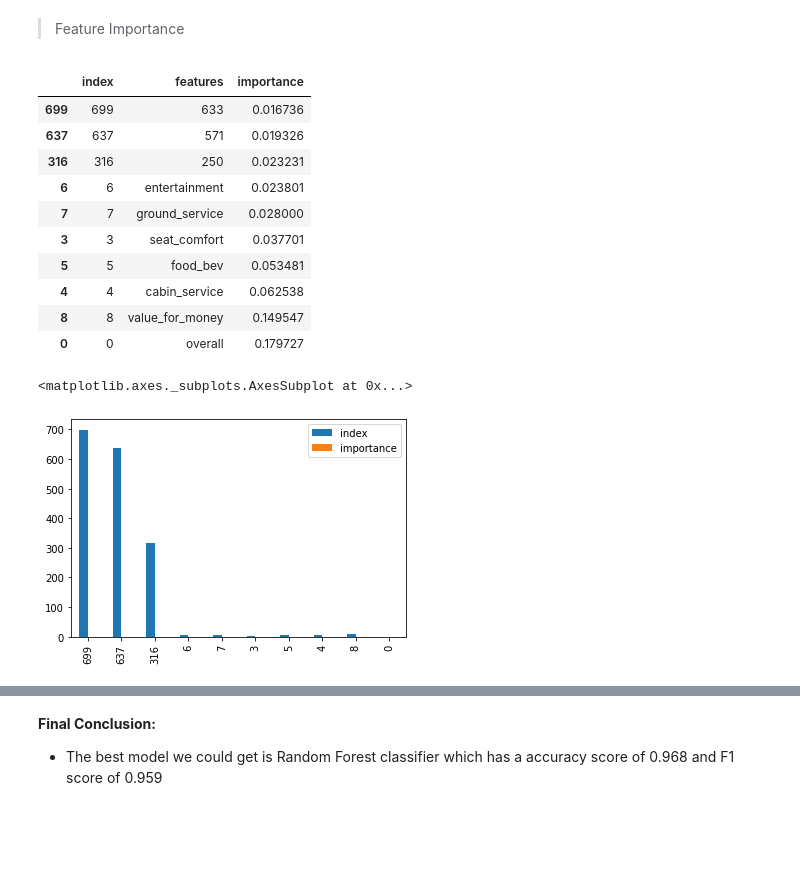
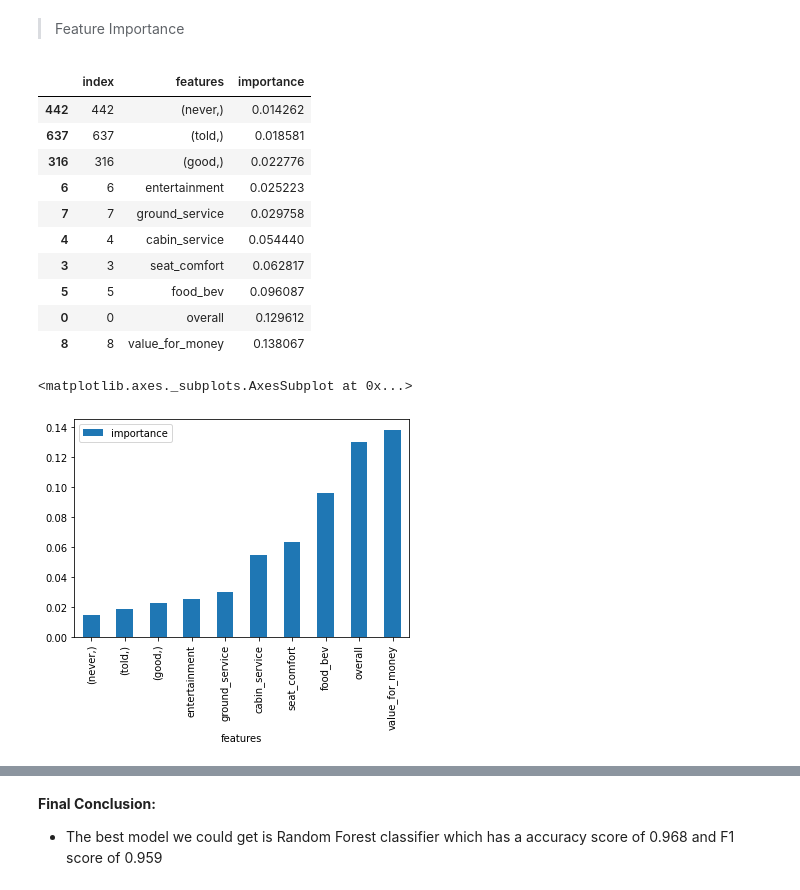
Before and after one commit to ydv1412/airline_review_classification, a Jupyter notebook: airline_review_classification.ipynb, the cells around one changed output, grey strips where cells are left out. Cells and saved outputs as stored; diff of their text form; code cells hidden in the pictures; blank space fills up the shorter version.

```diff
--- a/airline_review_classification.ipynb
+++ b/airline_review_classification.ipynb
@@ -535,7 +534,7 @@ bag_of_words = vectorizer.transform(new_df['processed_review']).toarray()
 # new_df.drop(['customer_review'] , axis = 1 , inplace = True)
 # %%
 new_df.drop(['processed_review'] , axis = 1 , inplace = True)                                                                 ## dropping processed review column
-bag_of_words = pd.DataFrame(bag_of_words , columns = [str(i) for i in range(641)])                                            ## converting bow to dataframe
+bag_of_words = pd.DataFrame(bag_of_words , columns = [vectorizer.get_feature_names()])                                            ## converting bow to dataframe
 new_df = pd.merge(left = new_df , right = bag_of_words , how = 'left' , left_index = True , right_index = True)               ### merginging both datasets on index
 # %%
 # new_df2 = new_df.drop(['processed_review' ] , axis = 1)
@@ -826,22 +843,18 @@ top_ten_important_features = feature_importance_df.tail(10)
 top_ten_important_features
 # %% [output]
 |  | index | features | importance |
-| 699 | 699 | 633 | 0.016736 |
-| 637 | 637 | 571 | 0.019326 |
-| 316 | 316 | 250 | 0.023231 |
-| 6 | 6 | entertainment | 0.023801 |
-| 7 | 7 | ground_service | 0.028000 |
-| 3 | 3 | seat_comfort | 0.037701 |
-| 5 | 5 | food_bev | 0.053481 |
-| 4 | 4 | cabin_service | 0.062538 |
-| 8 | 8 | value_for_money | 0.149547 |
-| 0 | 0 | overall | 0.179727 |
+| 442 | 442 | (never,) | 0.014262 |
+| 637 | 637 | (told,) | 0.018581 |
+| 316 | 316 | (good,) | 0.022776 |
+| 6 | 6 | entertainment | 0.025223 |
+| 7 | 7 | ground_service | 0.029758 |
+| 4 | 4 | cabin_service | 0.054440 |
+| 3 | 3 | seat_comfort | 0.062817 |
+| 5 | 5 | food_bev | 0.096087 |
+| 0 | 0 | overall | 0.129612 |
+| 8 | 8 | value_for_money | 0.138067 |
-# %%
-for i,feat in enumerate(top_ten_important_features['features']):
-  if feat in dictionary.keys():
-    top_ten_important_features['features'][i] = dictionary[feat]
 # %%
-top_ten_important_features.plot(kind = 'bar')
+top_ten_important_features.plot(kind = 'bar' , x = 'features' , y = 'importance')
 # %% [output]
 <matplotlib.axes._subplots.AxesSubplot at 0x...>
-[figure, old version]
+[figure, new version]
```
Also changed, not shown: parts of 7 cells of this notebook.
